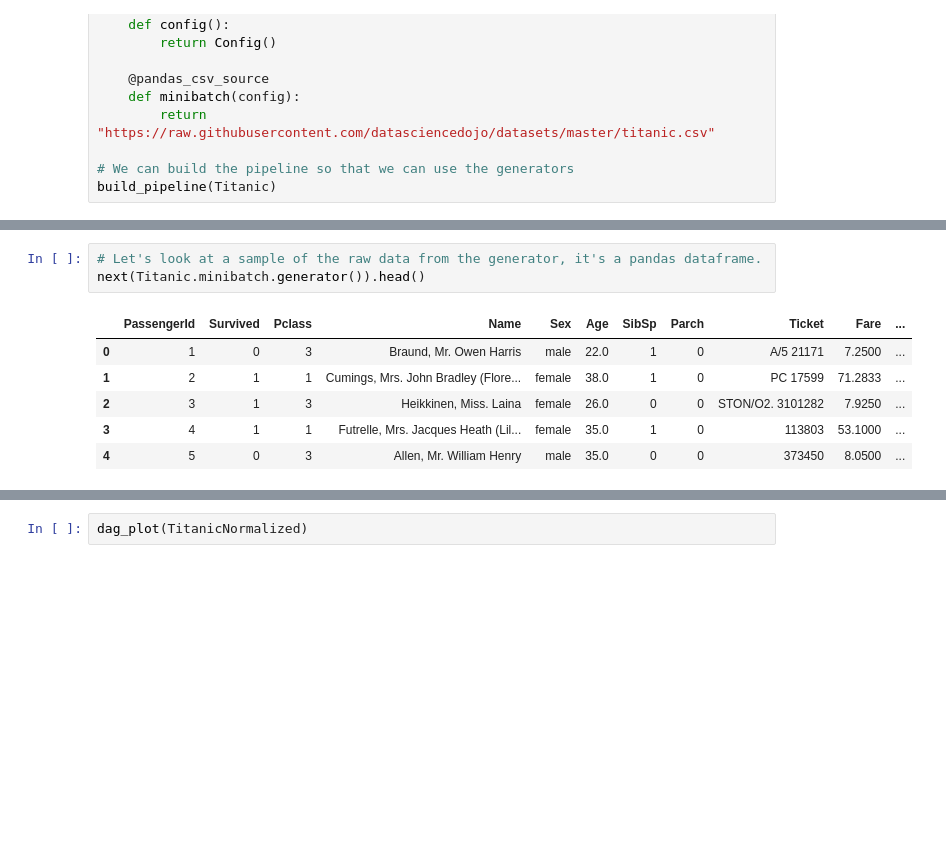
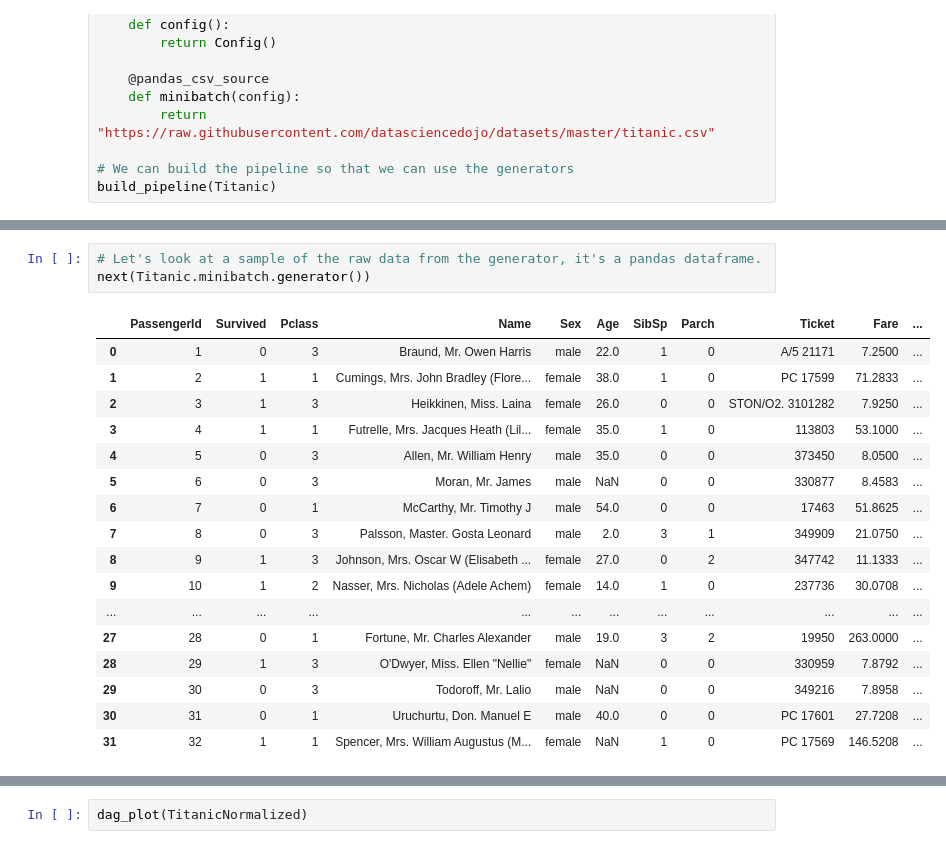
Before and after one commit to jdonaldson/hamilton-on-ice, a Jupyter notebook: notebooks/Titanic.ipynb, the cells around one changed output, grey strips where cells are left out. Cells and saved outputs as stored; diff of their text form; blank space fills up the shorter version.

```diff
--- a/notebooks/Titanic.ipynb
+++ b/notebooks/Titanic.ipynb
@@ -82,14 +82,25 @@ dag_plot(Titanic)
 [drawing not drawn]
 # %%
 # Let's look at a sample of the raw data from the generator, it's a pandas dataframe.
-next(Titanic.minibatch.generator()).head()
+next(Titanic.minibatch.generator())
 # %% [output]
 |  | PassengerId | Survived | Pclass | Name | Sex | Age | SibSp | Parch | Ticket | Fare | ... |
 | 0 | 1 | 0 | 3 | Braund, Mr. Owen Harris | male | 22.0 | 1 | 0 | A/5 21171 | 7.2500 | ... |
 | 1 | 2 | 1 | 1 | Cumings, Mrs. John Bradley (Flore... | female | 38.0 | 1 | 0 | PC 17599 | 71.2833 | ... |
 | 2 | 3 | 1 | 3 | Heikkinen, Miss. Laina | female | 26.0 | 0 | 0 | STON/O2. 3101282 | 7.9250 | ... |
 | 3 | 4 | 1 | 1 | Futrelle, Mrs. Jacques Heath (Lil... | female | 35.0 | 1 | 0 | 113803 | 53.1000 | ... |
 | 4 | 5 | 0 | 3 | Allen, Mr. William Henry | male | 35.0 | 0 | 0 | 373450 | 8.0500 | ... |
+| 5 | 6 | 0 | 3 | Moran, Mr. James | male | NaN | 0 | 0 | 330877 | 8.4583 | ... |
+| 6 | 7 | 0 | 1 | McCarthy, Mr. Timothy J | male | 54.0 | 0 | 0 | 17463 | 51.8625 | ... |
+| 7 | 8 | 0 | 3 | Palsson, Master. Gosta Leonard | male | 2.0 | 3 | 1 | 349909 | 21.0750 | ... |
+| 8 | 9 | 1 | 3 | Johnson, Mrs. Oscar W (Elisabeth ... | female | 27.0 | 0 | 2 | 347742 | 11.1333 | ... |
+| 9 | 10 | 1 | 2 | Nasser, Mrs. Nicholas (Adele Achem) | female | 14.0 | 1 | 0 | 237736 | 30.0708 | ... |
+| ... | ... | ... | ... | ... | ... | ... | ... | ... | ... | ... | ... |
+| 27 | 28 | 0 | 1 | Fortune, Mr. Charles Alexander | male | 19.0 | 3 | 2 | 19950 | 263.0000 | ... |
+| 28 | 29 | 1 | 3 | O'Dwyer, Miss. Ellen "Nellie" | female | NaN | 0 | 0 | 330959 | 7.8792 | ... |
+| 29 | 30 | 0 | 3 | Todoroff, Mr. Lalio | male | NaN | 0 | 0 | 349216 | 7.8958 | ... |
+| 30 | 31 | 0 | 1 | Uruchurtu, Don. Manuel E | male | 40.0 | 0 | 0 | PC 17601 | 27.7208 | ... |
+| 31 | 32 | 1 | 1 | Spencer, Mrs. William Augustus (M... | female | NaN | 1 | 0 | PC 17569 | 146.5208 | ... |
 # %%
 # We can continue to build on the Titanic DAG.
 # This time by adding functions useful for normalization.
```
Also changed, not shown: parts of 14 cells of this notebook, 6 other files.
